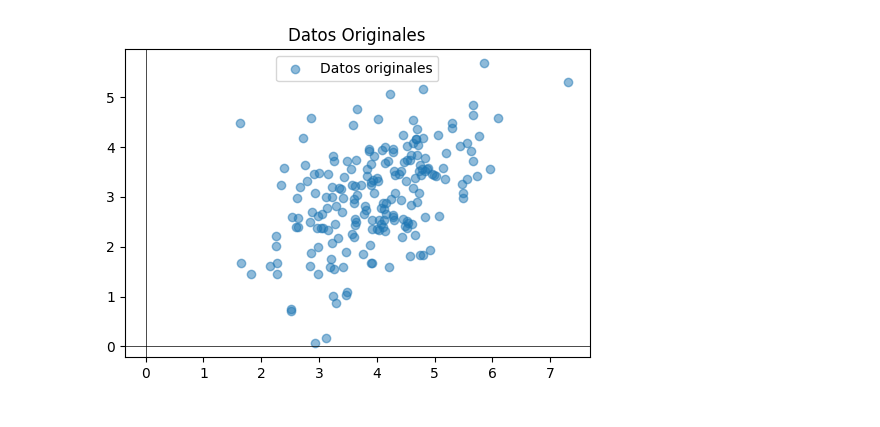
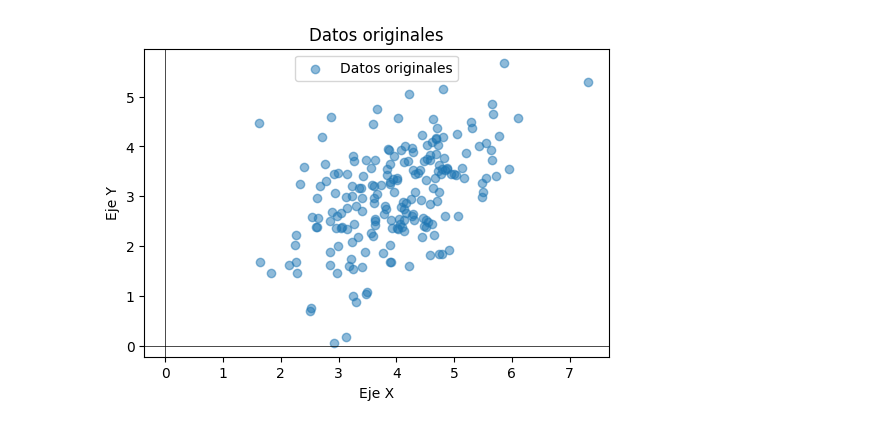
Before and after one commit to RolandoOrtizHerbas/Proyecto-I-y-II-MatUNADM, a Jupyter notebook: Programas_Scripts_Jupiter/PCAOOKK.ipynb, the cells around one changed output. Cells and saved outputs as stored; diff of their text form; code cells hidden in the pictures.

```diff
--- a/Programas_Scripts_Jupiter/PCAOOKK.ipynb
+++ b/Programas_Scripts_Jupiter/PCAOOKK.ipynb
@@ -9,21 +9,23 @@ from matplotlib.patches import Ellipse
 np.random.seed(42)
 # sns.set(style="whitegrid")
 # %%
-# Generar datos con distribución normal
+#en la siguiente grafica poner los nombres de los ejes :  # Generar datos con distribución normal
 mean = [4, 3]
 cov = [[1, 0.5], [0.5, 1]]  # Matriz de covarianza
 data = np.random.multivariate_normal(mean, cov, 200)
 
 # Gráfica 1: Datos iniciales
 plt.figure(figsize=(6, 4))
 plt.scatter(data[:, 0], data[:, 1], alpha=0.5, label="Datos originales")
 plt.axhline(0, color='black', linewidth=0.5)
 plt.axvline(0, color='black', linewidth=0.5)
-plt.title("Datos Originales")
+plt.title("Datos originales")
+plt.xlabel("Eje X")  # Nombre del eje X
+plt.ylabel("Eje Y")  # Nombre del eje Y
 plt.legend()
 plt.show()
 # %% [output]
-[figure, old version]
+[figure, new version]
 # %%
 # Centrar los datos (restar la media)
 data_centered = data - np.mean(data, axis=0)
```
Also changed, not shown: parts of 8 cells of this notebook, 42 other files.
